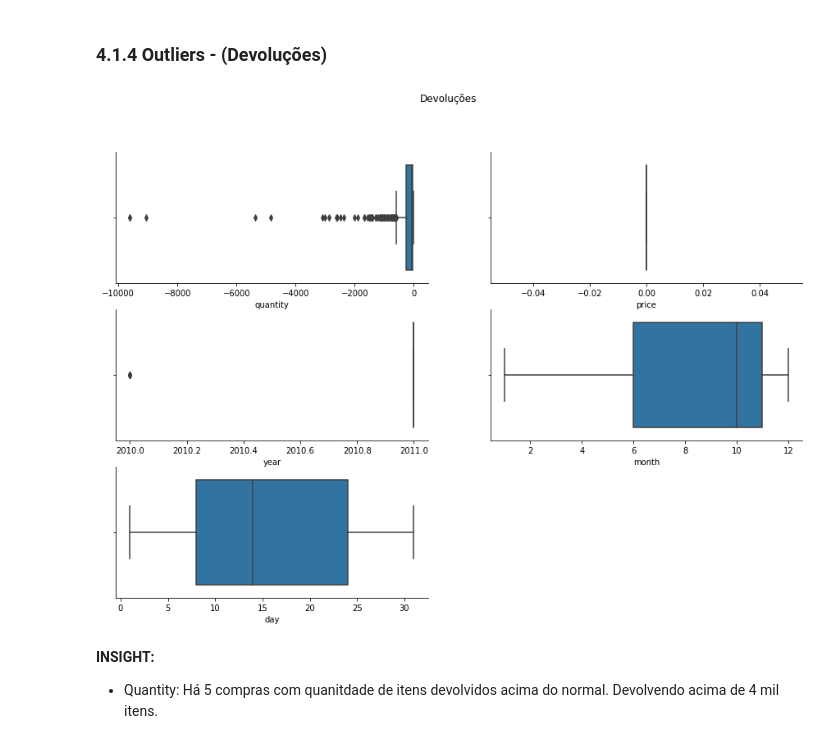
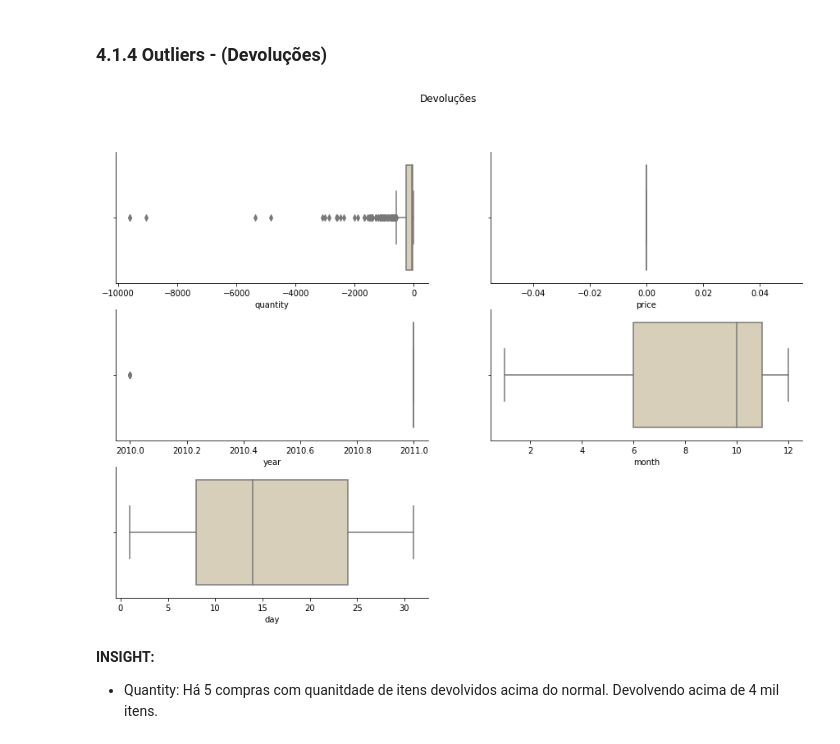
Before and after one commit to Jhonatanslopes/Case-Manfing, a Jupyter notebook: Notebook/notebook.ipynb, the cells around one changed output. Cells and saved outputs as stored; diff of their text form; code cells hidden in the pictures.

```diff
--- a/Notebook/notebook.ipynb
+++ b/Notebook/notebook.ipynb
@@ -66,6 +66,9 @@ import seaborn as sns
 # others
 import warnings
 warnings.filterwarnings("ignore")
+
+# color style
+palette = ['#5e9fa3', '#dcd1b4', '#fab87f', '#f87e7b', '#b05574']
 # %% [markdown]
 ## 0.1 Carregamento de Dados
 # %%
@@ -461,28 +488,28 @@ Seguindo a premissa acima, será mantido as 2 compras.
 # %%
 # 1º figura
 plt.figure(figsize=(15, 10))
 plt.subplot(3, 2, 1)
-sns.boxplot(x='quantity', data=returns)
+sns.boxplot(x='quantity', data=returns, color=palette[1])
 
 # 2º figura
 plt.subplot(3, 2, 2)
-sns.boxplot(x='price', data=returns)
+sns.boxplot(x='price', data=returns, color=palette[1])
 
 # 3º figura
 plt.subplot(3, 2, 3)
-sns.boxplot(x='year', data=returns)
+sns.boxplot(x='year', data=returns, color=palette[1])
 
 # 4º figura
 plt.subplot(3, 2, 4)
-sns.boxplot(x='month', data=returns)
+sns.boxplot(x='month', data=returns, color=palette[1])
 
 # 5º figura
 plt.subplot(3, 2, 5)
-sns.boxplot(x='day', data=returns)
+sns.boxplot(x='day', data=returns, color=palette[1])
 plt.suptitle('Devoluções')
 sns.despine(right=True);
 # %% [output]
-[figure, old version]
+[figure, new version]
 # %% [markdown]
 **INSIGHT:**
 
```
Also changed, not shown: parts of 18 cells of this notebook.
